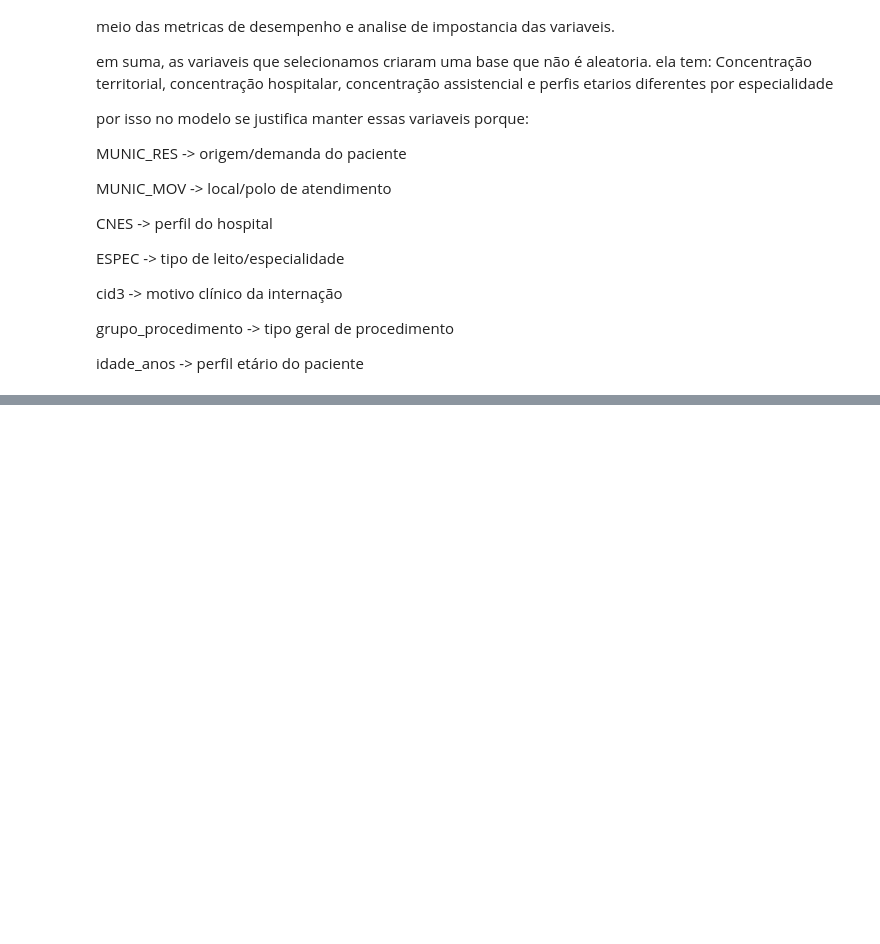
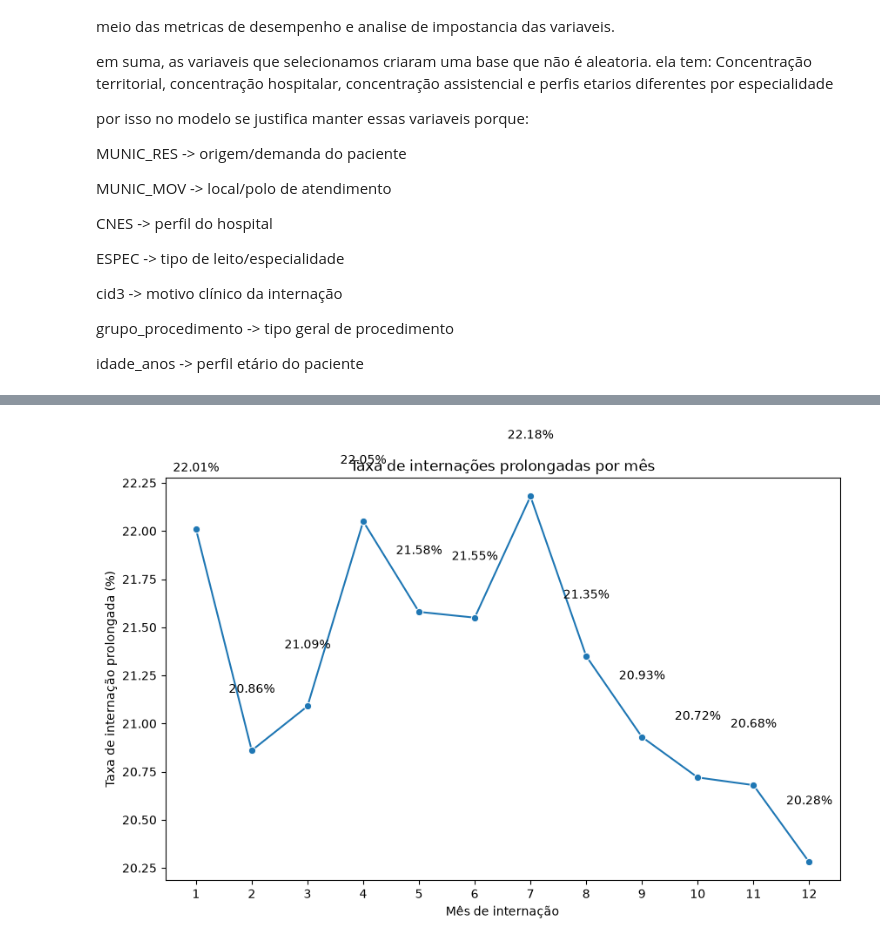
Before and after one commit to DjonathanMetelo/sih-sus-internacoes-prolongadas, a Jupyter notebook: Caderno.ipynb, the cells around one changed output, grey strips where cells are left out. Saved outputs shown, nothing was run; the diff lists cells and outputs as text; code cells hidden in the pictures; blank space fills up the shorter version.

```diff
--- a/Caderno.ipynb
+++ b/Caderno.ipynb
@@ -2335,0 +2463,19 @@ idade_anos -> perfil etário do paciente
+# %%
+# mes_internacao x internacao_prolongada
+
+analise_mes = (
+    df_teste
+    .groupby("mes_internacao")
+    .agg(
+        total_internacoes=("internacao_prolongada", "size"),
+        internacoes_prolongadas=("internacao_prolongada", "sum"),
+        taxa_prolongada=("internacao_prolongada", "mean")
+    )
+    .reset_index()
+)
+
+analise_mes["taxa_prolongada_pct"] = (
+    analise_mes["taxa_prolongada"] * 100
+).round(2)
+
+analise_mes
@@ -2335,0 +2496,25 @@ idade_anos -> perfil etário do paciente
+# %%
+plt.figure(figsize=(10, 6))
+
+ax = sns.lineplot(
+    data=analise_mes,
+    x="mes_internacao",
+    y="taxa_prolongada_pct",
+    marker="o"
+)
+
+for i, row in analise_mes.iterrows():
+    ax.text(
+        row["mes_internacao"],
+        row["taxa_prolongada_pct"] + 0.3,
+        f'{row["taxa_prolongada_pct"]:.2f}%',
+        ha="center"
+    )
+
+plt.title("Taxa de internações prolongadas por mês")
+plt.xlabel("Mês de internação")
+plt.ylabel("Taxa de internação prolongada (%)")
+plt.xticks(range(1, 13))
+plt.show()
+# %% [output]
+[figure, added]
```
Also changed, not shown: parts of 33 cells of this notebook.
